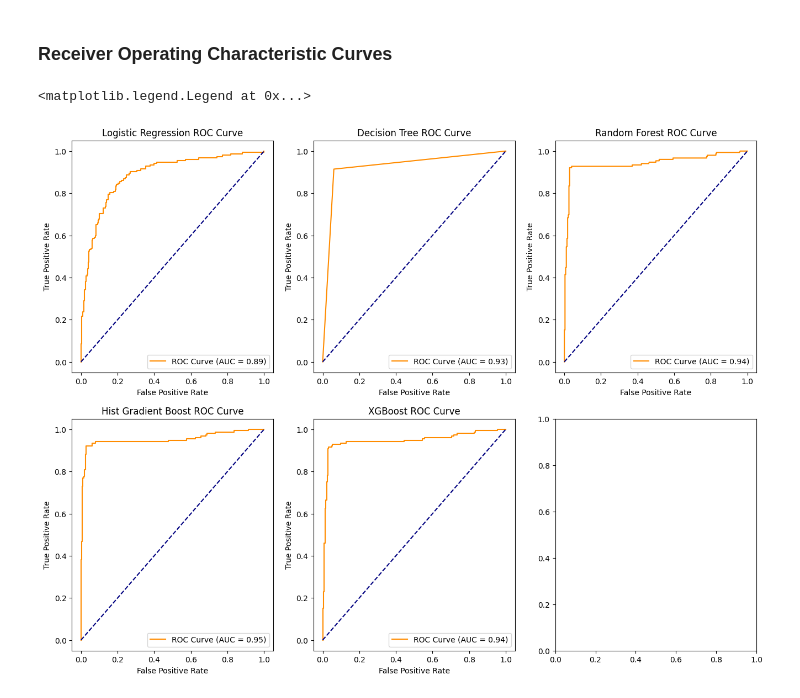
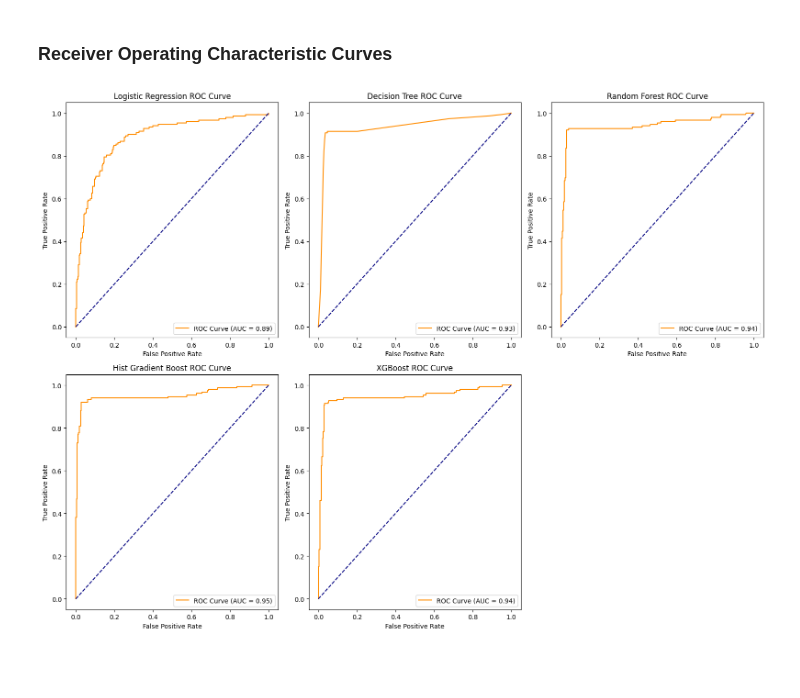
Before and after one commit to Spakshots/NeuroCurve, a Jupyter notebook: NeuroPy/visualization.ipynb, the cells around one changed output. Saved outputs shown, nothing was run; the diff lists cells and outputs as text; code cells hidden in the pictures; blank space fills up the shorter version.

```diff
--- a/NeuroPy/visualization.ipynb
+++ b/NeuroPy/visualization.ipynb
@@ -207,62 +194,21 @@ weighted avg       0.95      0.95      0.95       430
 # %% [markdown]
 ### Receiver Operating Characteristic Curves
 # %%
-figs, axes = plt.subplots(2, 3, figsize=(16,12))
+fig, axes = plt.subplots(2, 3, figsize=(16, 12))
+for model_name, metrics in results.items():
+    row, col, title = metrics['plot_pos']
+    y_prob = metrics['y_prob_class1']
+    fpr, tpr, _ = roc_curve(y_test, y_prob)
+    roc_auc = roc_auc_score(y_test, y_prob)
+    axes[row][col].plot(fpr, tpr, label=f'ROC Curve (AUC = {roc_auc:.2f})', color='darkorange')
+    axes[row][col].plot([0, 1], [0, 1], color='navy', linestyle='--')
+    axes[row][col].set_xlabel('False Positive Rate')
+    axes[row][col].set_ylabel('True Positive Rate')
+    axes[row][col].set_title(f'{title} ROC Curve')
+    axes[row][col].legend(loc="lower right")
+fig.delaxes(axes[1][2])
 
-''' ----------- Logistic Model ROC Curve ----------- '''
-fpr, tpr, thresholds = roc_curve(y_test, results['LogisticRegression']['y_prob_class1'])
-roc_auc = roc_auc_score(y_test, results['LogisticRegression']['y_prob_class1'])
-roc_auc = roc_auc_score(y_test, results['LogisticRegression']['y_prob_class1'])
-axes[0][0].plot(fpr, tpr, label=f'ROC Curve (AUC = {roc_auc:.2f})', color='darkorange')
-axes[0][0].plot([0, 1], [0, 1], color='navy', linestyle='--')
-axes[0][0].set_xlabel('False Positive Rate')
-axes[0][0].set_ylabel('True Positive Rate')
-axes[0][0].set_title('Logistic Regression ROC Curve')
-axes[0][0].legend(loc="lower right")
-
-'''------------- Decision Tree Model Training ---------'''
-fpr, tpr, thresholds = roc_curve(y_test, results['DecisionTree']['y_prob_class1'])
-roc_auc = roc_auc_score(y_test, results['DecisionTree']['y_prob_class1'])
-roc_auc = roc_auc_score(y_test, results['DecisionTree']['y_prob_class1'])
-axes[0][1].plot(fpr, tpr, label=f'ROC Curve (AUC = {roc_auc:.2f})', color='darkorange')
-axes[0][1].plot([0, 1], [0, 1], color='navy', linestyle='--')
-axes[0][1].set_xlabel('False Positive Rate')
-axes[0][1].set_ylabel('True Positive Rate')
-axes[0][1].set_title('Decision Tree ROC Curve')
-axes[0][1].legend(loc="lower right")
-
-'''------------ Mythical Forest Model Training---------'''
-fpr, tpr, thresholds = roc_curve(y_test, results['RandomForest']['y_prob_class1'])
-roc_auc = roc_auc_score(y_test, results['RandomForest']['y_prob_class1'])
-roc_auc = roc_auc_score(y_test, results['RandomForest']['y_prob_class1'])
-axes[0][2].plot(fpr, tpr, label=f'ROC Curve (AUC = {roc_auc:.2f})', color='darkorange')
-axes[0][2].plot([0, 1], [0, 1], color='navy', linestyle='--')
-axes[0][2].set_xlabel('False Positive Rate')
-axes[0][2].set_ylabel('True Positive Rate')
-axes[0][2].set_title('Random Forest ROC Curve')
-axes[0][2].legend(loc="lower right")
-
-'''------------ Hist Gradient Boost Model Training---------'''
-fpr, tpr, thresholds = roc_curve(y_test, results['HistGradientBoost']['y_prob_class1'])
-roc_auc = roc_auc_score(y_test, results['HistGradientBoost']['y_prob_class1'])
-roc_auc = roc_auc_score(y_test, results['HistGradientBoost']['y_prob_class1'])
-axes[1][0].plot(fpr, tpr, label=f'ROC Curve (AUC = {roc_auc:.2f})', color='darkorange')
-axes[1][0].plot([0, 1], [0, 1], color='navy', linestyle='--')
-axes[1][0].set_xlabel('False Positive Rate')
-axes[1][0].set_ylabel('True Positive Rate')
-axes[1][0].set_title('Hist Gradient Boost ROC Curve')
-axes[1][0].legend(loc="lower right")
-
-'''------------ XGBoost Model Training---------'''
-fpr, tpr, thresholds = roc_curve(y_test, results['XGBoost']['y_prob_class1'])
-roc_auc = roc_auc_score(y_test, results['XGBoost']['y_prob_class1'])
-roc_auc = roc_auc_score(y_test, results['XGBoost']['y_prob_class1'])
-axes[1][1].plot(fpr, tpr, label=f'ROC Curve (AUC = {roc_auc:.2f})', color='darkorange')
-axes[1][1].plot([0, 1], [0, 1], color='navy', linestyle='--')
-axes[1][1].set_xlabel('False Positive Rate')
-axes[1][1].set_ylabel('True Positive Rate')
-axes[1][1].set_title('XGBoost ROC Curve')
-axes[1][1].legend(loc="lower right")
+plt.tight_layout()
+plt.show()
 # %% [output]
-<matplotlib.legend.Legend at 0x...>
-[figure, old version]
+[figure, new version]
```
Also changed, not shown: parts of 4 cells of this notebook.
